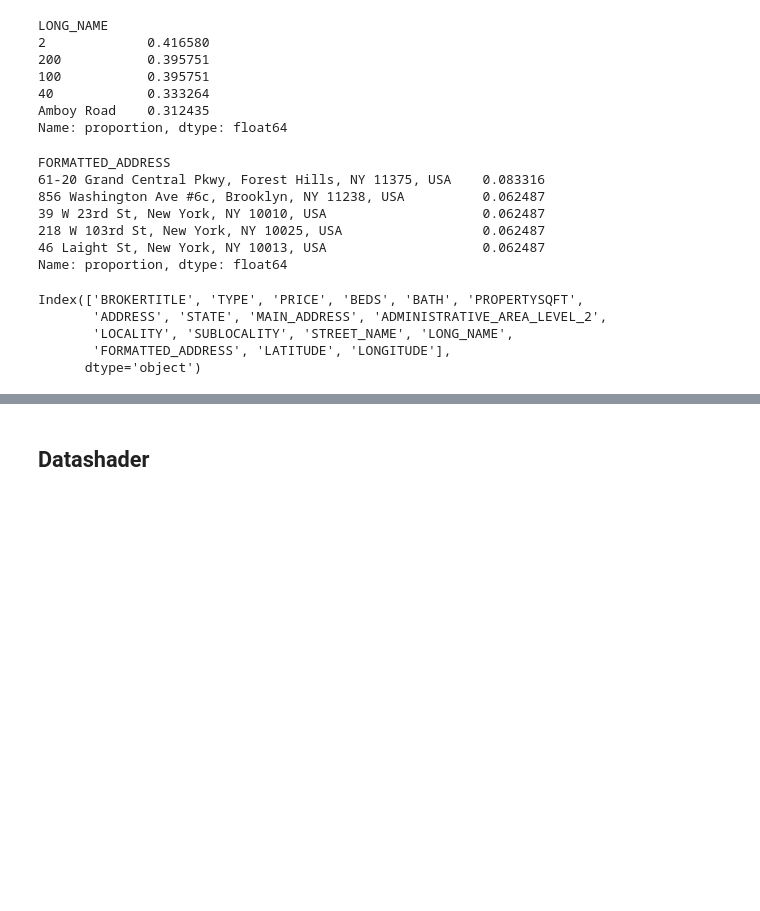
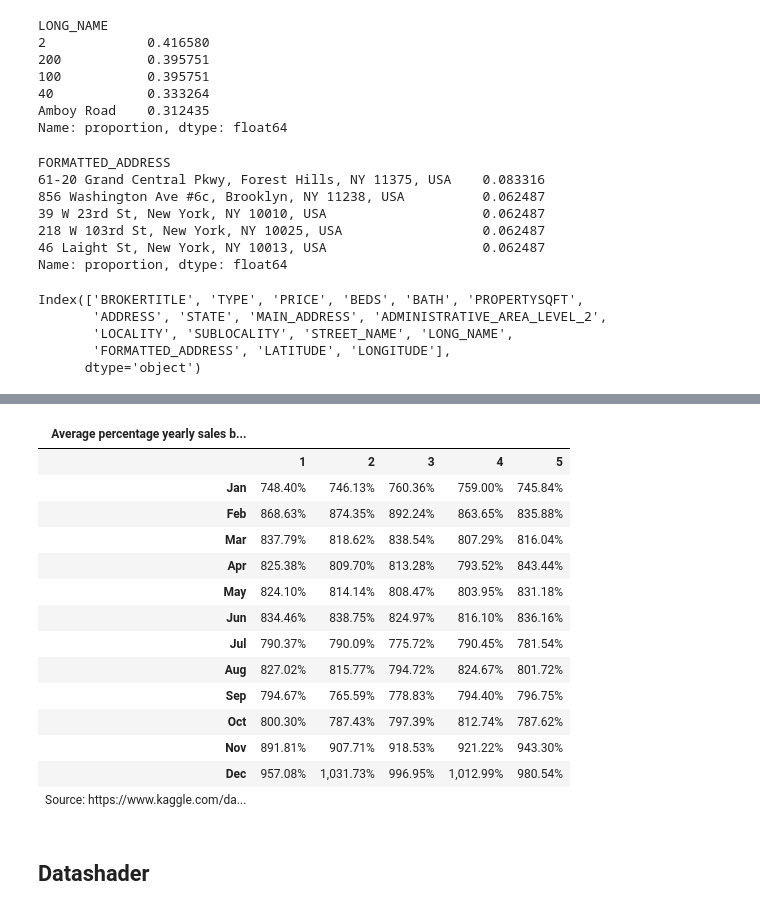
Before and after one commit to conorhamill36/viz_packages, a Jupyter notebook: notebooks/01_data_viz_libraries.ipynb, the cells around one changed output, grey strips where cells are left out. Drawn from its saved outputs; the diff is of its cells as text; code cells hidden in the pictures; blank space fills up the shorter version.

```diff
--- a/notebooks/01_data_viz_libraries.ipynb
+++ b/notebooks/01_data_viz_libraries.ipynb
@@ -536,0 +602,2 @@ GT(pd.concat(
+# %%
+groupby_percentage_sales_per_month = groupby / groupby.sum(axis=0)
@@ -536,0 +608,2 @@ GT(pd.concat(
+# %%
+groupby_percentage_sales_per_month.reset_index(inplace=True)
@@ -537,2 +612,36 @@ GT(pd.concat(
+# %%
+groupby_percentage_sales_per_month["Month"] = groupby_percentage_sales_per_month["Month"].apply(lambda x: calendar.month_abbr[x])
+# %%
+groupby_percentage_sales_per_month.columns = groupby_percentage_sales_per_month.columns.astype('str')
+# %%
+GT(
+    groupby_percentage_sales_per_month,
+    rowname_col="Month",
+).data_color(
+        domain=[7, 12],
+        palette=["rebeccapurple", "white", "orange"],
+        na_color="white",
+    ).tab_header(
+        title="Average percentage yearly sales by month for five Walmart stores",
+        # subtitle=html("Average monthly values at latitude of 20&deg;N."),
+    ).tab_source_note(
+    source_note=f"Source: https://www.kaggle.com/datasets/mikhail1681/walmart-sales"
+).fmt_percent(["1", "2", "3", "4", "5",], decimals=2)
+# %% [output]
+| Average percentage yearly sales b... |  |  |  |  |  |
+|  | 1 | 2 | 3 | 4 | 5 |
+| Jan | 748.40% | 746.13% | 760.36% | 759.00% | 745.84% |
+| Feb | 868.63% | 874.35% | 892.24% | 863.65% | 835.88% |
+| Mar | 837.79% | 818.62% | 838.54% | 807.29% | 816.04% |
+| Apr | 825.38% | 809.70% | 813.28% | 793.52% | 843.44% |
+| May | 824.10% | 814.14% | 808.47% | 803.95% | 831.18% |
+| Jun | 834.46% | 838.75% | 824.97% | 816.10% | 836.16% |
+| Jul | 790.37% | 790.09% | 775.72% | 790.45% | 781.54% |
+| Aug | 827.02% | 815.77% | 794.72% | 824.67% | 801.72% |
+| Sep | 794.67% | 765.59% | 778.83% | 794.40% | 796.75% |
+| Oct | 800.30% | 787.43% | 797.39% | 812.74% | 787.62% |
+| Nov | 891.81% | 907.71% | 918.53% | 921.22% | 943.30% |
+| Dec | 957.08% | 1,031.73% | 996.95% | 1,012.99% | 980.54% |
+| Source: https://www.kaggle.com/da... |  |  |  |  |  |
 # %% [markdown]
 ## Datashader
```
Also changed, not shown: parts of 12 cells of this notebook.
